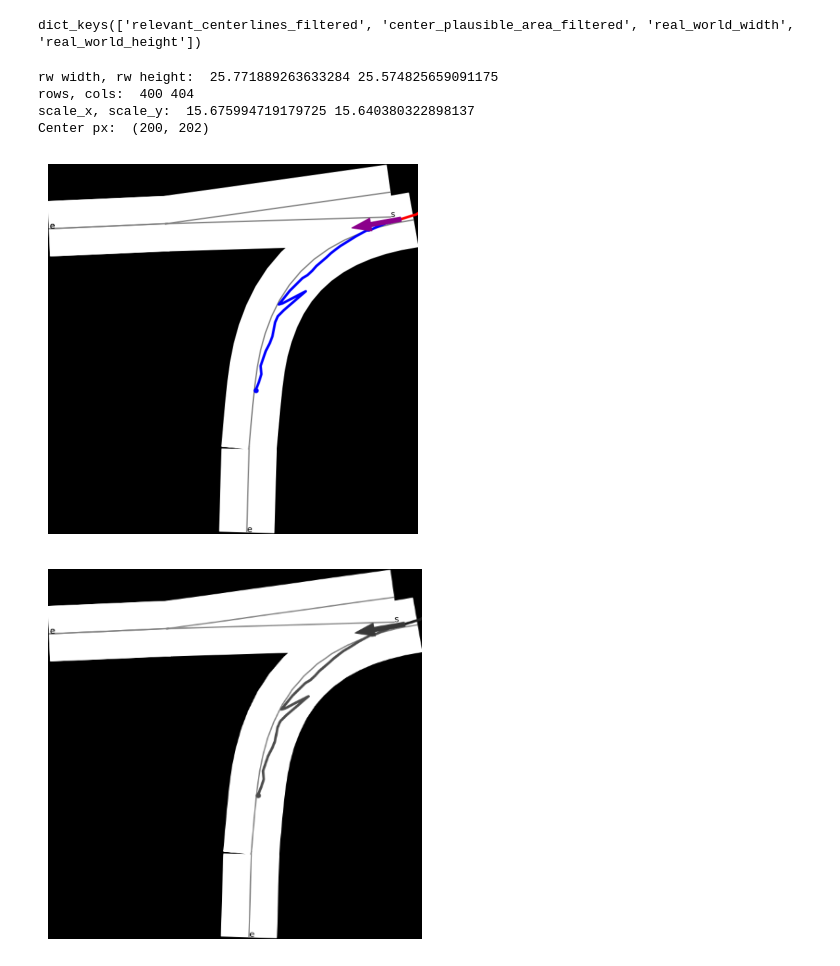
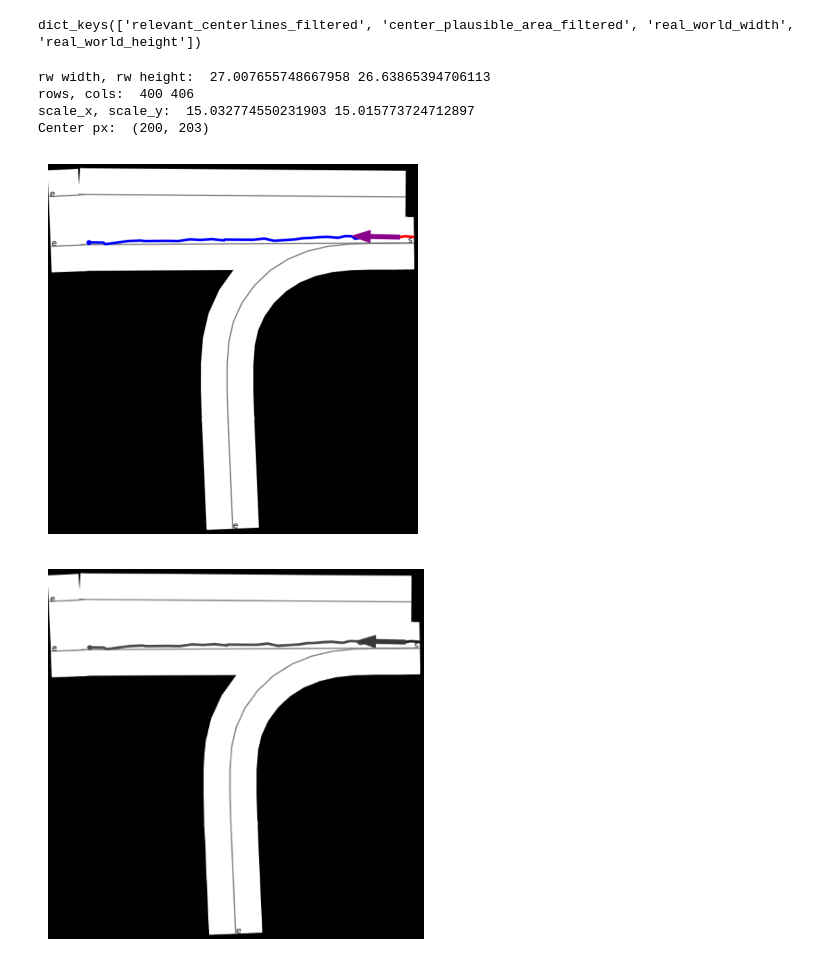
Before and after one commit to Cram3r95/mapfe4mp, a Jupyter notebook: evaluate/argoverse/test_goal_points_smart.ipynb, the cells around one changed output. Cells and saved outputs as stored; diff of their text form; code cells hidden in the pictures.

```diff
--- a/evaluate/argoverse/test_goal_points_smart.ipynb
+++ b/evaluate/argoverse/test_goal_points_smart.ipynb
@@ -99,7 +99,7 @@ dict_keys(['relevant_centerlines_filtered', 'center_plausible_area_filtered', 'r
 # %%
 # 1. Load specific sequence info
 
-file_id = 272
+file_id = 215
 
 # 1.1. Load agent's trajectory
 
@@ -123,39 +123,39 @@ real_world_height = data_dict[str(file_id)]["real_world_height"]
 print("rw width, rw height: ", real_world_width, real_world_height)
 
 # rows = height (y in rw) and cols = width (x in rw) of an image
 
 ## Rescale the columns in order to have roughly the same scale in both axis
 
 cols = math.ceil(rows*(real_world_width/real_world_height))
 scale_x = float(cols/real_world_width) # px/m
 scale_y = float(rows/real_world_height) # px/m
 center_px = (int(rows/2),int(cols/2))
 
 print("rows, cols: ", rows, cols)
 print("scale_x, scale_y: ", scale_x, scale_y)
 print("Center px: ", center_px)
 
 img = cv2.imread(img_filename)
 # img = cv2.cvtColor(img, cv2.COLOR_BGR2RGB)
 img_gray = cv2.cvtColor(img, cv2.COLOR_BGR2GRAY)
 
 plt.imshow(img,cmap='gray')
 plt.axis("off")
 plt.show()
 
 img = cv2.resize(img, dsize=(cols,rows))
 img_gray = cv2.resize(img_gray, dsize=(cols,rows))
 
 plt.imshow(img_gray,cmap='gray')
 plt.axis("off")
 plt.show()
 # %% [output]
-rw width, rw height:  25.771889263633284 25.574825659091175
-rows, cols:  400 404
-scale_x, scale_y:  15.675994719179725 15.640380322898137
-Center px:  (200, 202)
+rw width, rw height:  27.007655748667958 26.63865394706113
+rows, cols:  400 406
+scale_x, scale_y:  15.032774550231903 15.015773724712897
+Center px:  (200, 203)
-[figure, old version]
+[figure, new version]
-[figure, old version]
+[figure, new version]
 # %%
 # 2. Get random points from the feasible area points (N samples)
 
```
Also changed, not shown: parts of 3 cells of this notebook, 9 other files.
